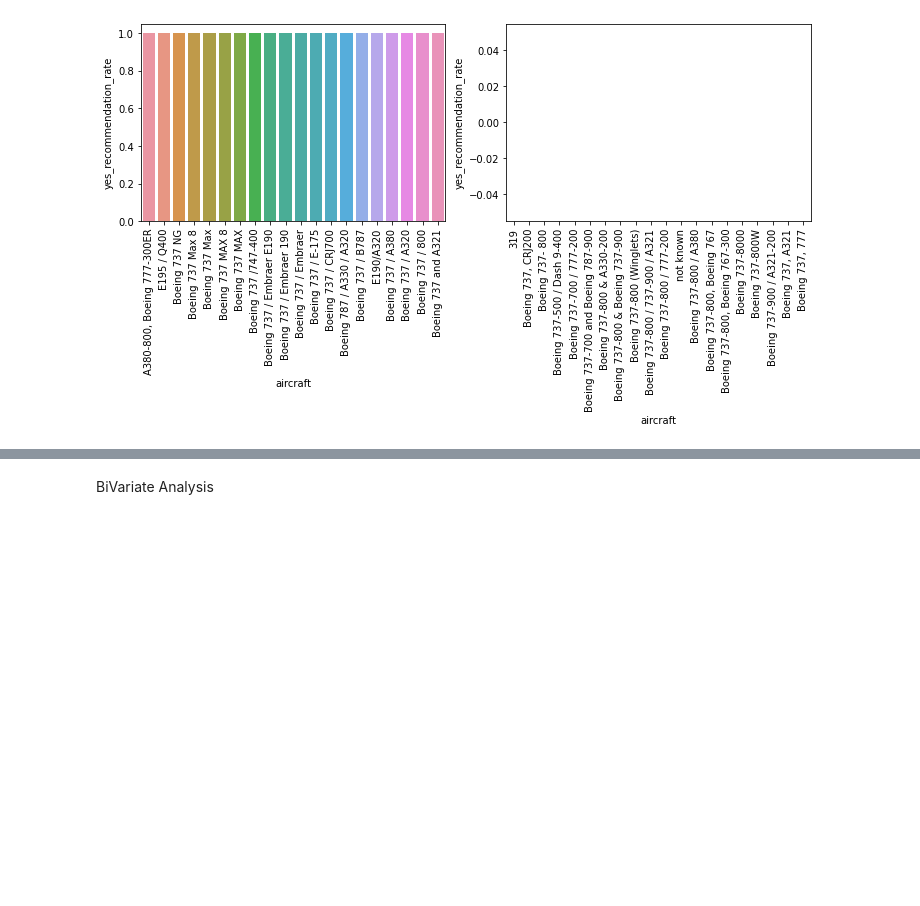
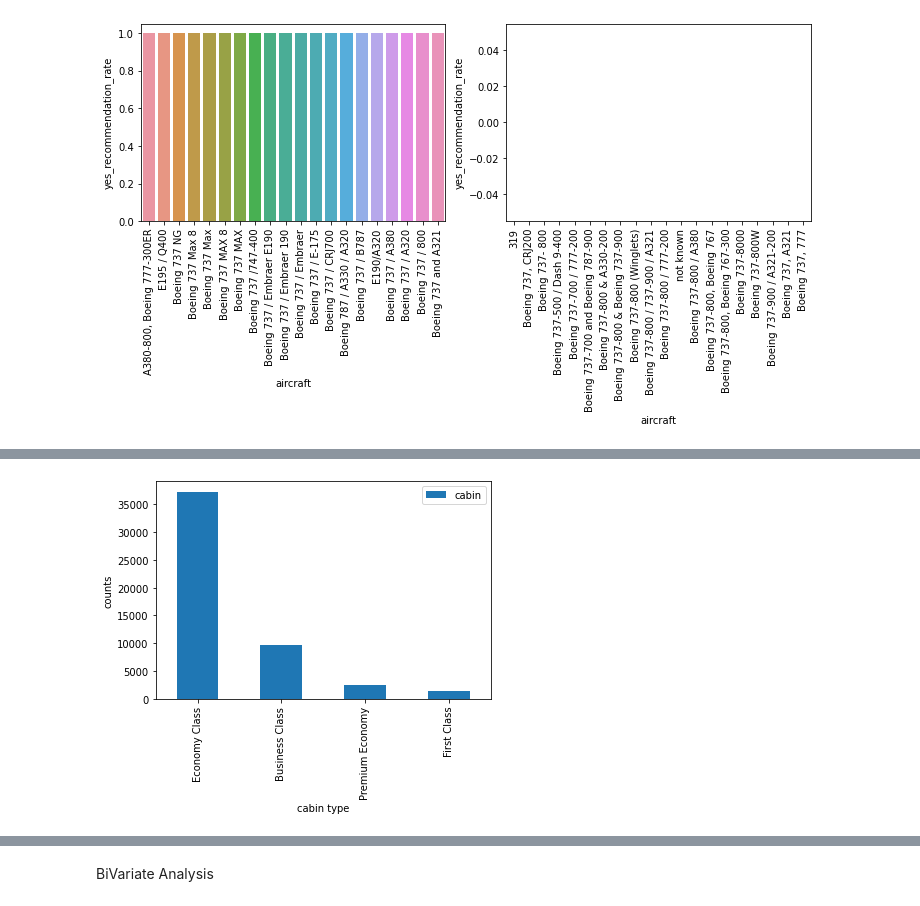
Before and after one commit to ydv1412/airline_review_classification, a Jupyter notebook: airline_review_classification.ipynb, the cells around one changed output, grey strips where cells are left out. Saved outputs shown, nothing was run; the diff lists cells and outputs as text; code cells hidden in the pictures; blank space fills up the shorter version.

```diff
--- a/airline_review_classification.ipynb
+++ b/airline_review_classification.ipynb
@@ -289,0 +272,7 @@ Name: cabin, dtype: int64
+# %%
+df['cabin'].value_counts().reset_index().plot(kind = 'bar' , x = 'index')     #### count of different cabin type
+plt.xlabel("cabin type")
+plt.ylabel('counts')
+plt.show()
+# %% [output]
+[figure, added]
```
Also changed, not shown: parts of 117 cells of this notebook.
